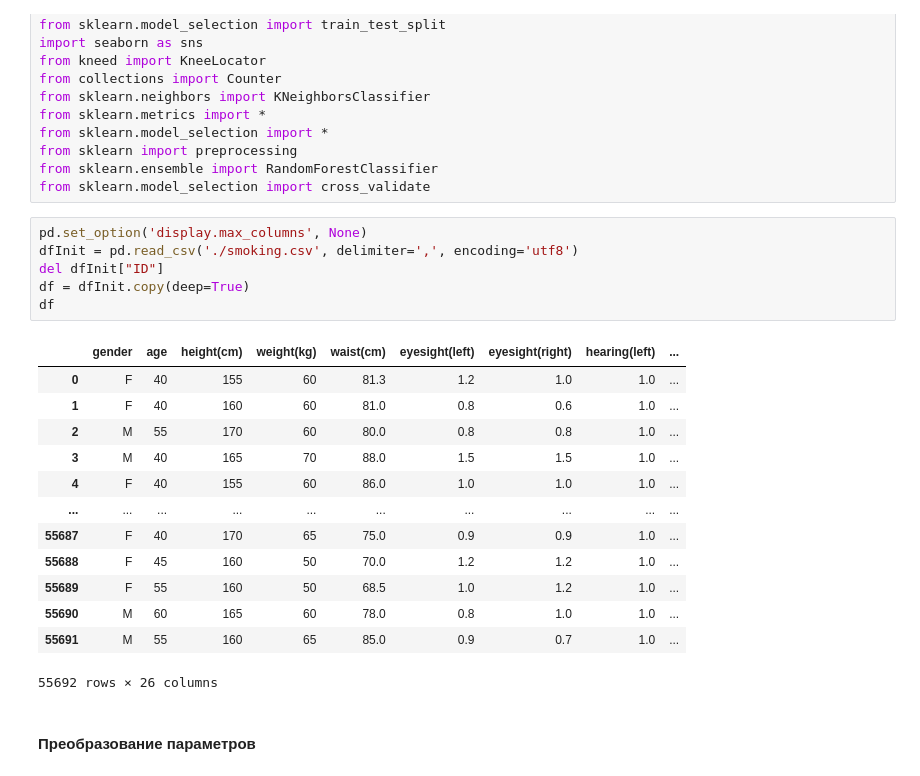
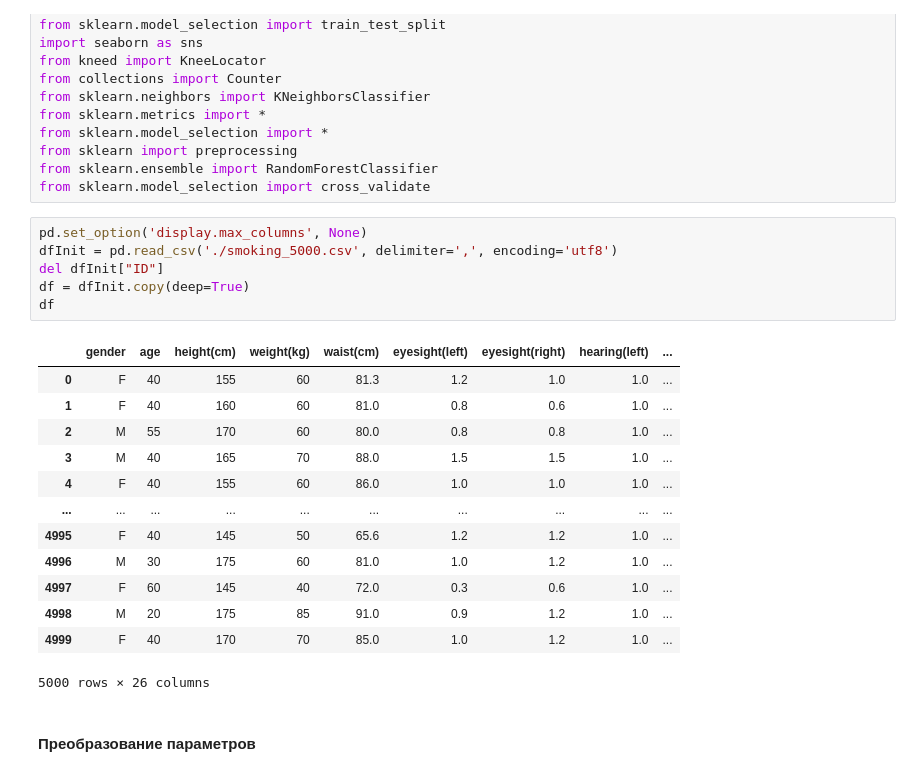
Before and after one commit to kovkir/bmstu-neuro-fuzzy-systems, a Jupyter notebook: lab_02/lab_02.ipynb, the cells around one changed output. Drawn from its saved outputs; the diff is of its cells as text.

```diff
--- a/lab_02/lab_02.ipynb
+++ b/lab_02/lab_02.ipynb
@@ -24,24 +24,24 @@ from sklearn.ensemble import RandomForestClassifier
 from sklearn.model_selection import cross_validate
 # %%
 pd.set_option('display.max_columns', None)
-dfInit = pd.read_csv('./smoking.csv', delimiter=',', encoding='utf8')
+dfInit = pd.read_csv('./smoking_5000.csv', delimiter=',', encoding='utf8')
 del dfInit["ID"]
 df = dfInit.copy(deep=True)
 df
 # %% [output]
 |  | gender | age | height(cm) | weight(kg) | waist(cm) | eyesight(left) | eyesight(right) | hearing(left) | ... |
 | 0 | F | 40 | 155 | 60 | 81.3 | 1.2 | 1.0 | 1.0 | ... |
 | 1 | F | 40 | 160 | 60 | 81.0 | 0.8 | 0.6 | 1.0 | ... |
 | 2 | M | 55 | 170 | 60 | 80.0 | 0.8 | 0.8 | 1.0 | ... |
 | 3 | M | 40 | 165 | 70 | 88.0 | 1.5 | 1.5 | 1.0 | ... |
 | 4 | F | 40 | 155 | 60 | 86.0 | 1.0 | 1.0 | 1.0 | ... |
 | ... | ... | ... | ... | ... | ... | ... | ... | ... | ... |
-| 55687 | F | 40 | 170 | 65 | 75.0 | 0.9 | 0.9 | 1.0 | ... |
-| 55688 | F | 45 | 160 | 50 | 70.0 | 1.2 | 1.2 | 1.0 | ... |
-| 55689 | F | 55 | 160 | 50 | 68.5 | 1.0 | 1.2 | 1.0 | ... |
-| 55690 | M | 60 | 165 | 60 | 78.0 | 0.8 | 1.0 | 1.0 | ... |
-| 55691 | M | 55 | 160 | 65 | 85.0 | 0.9 | 0.7 | 1.0 | ... |
+| 4995 | F | 40 | 145 | 50 | 65.6 | 1.2 | 1.2 | 1.0 | ... |
+| 4996 | M | 30 | 175 | 60 | 81.0 | 1.0 | 1.2 | 1.0 | ... |
+| 4997 | F | 60 | 145 | 40 | 72.0 | 0.3 | 0.6 | 1.0 | ... |
+| 4998 | M | 20 | 175 | 85 | 91.0 | 0.9 | 1.2 | 1.0 | ... |
+| 4999 | F | 40 | 170 | 70 | 85.0 | 1.0 | 1.2 | 1.0 | ... |
-55692 rows × 26 columns
+5000 rows × 26 columns
 # %% [markdown]
 #### Преобразование параметров
 # %%
```
Also changed, not shown: parts of 12 cells of this notebook, 4 other files.
